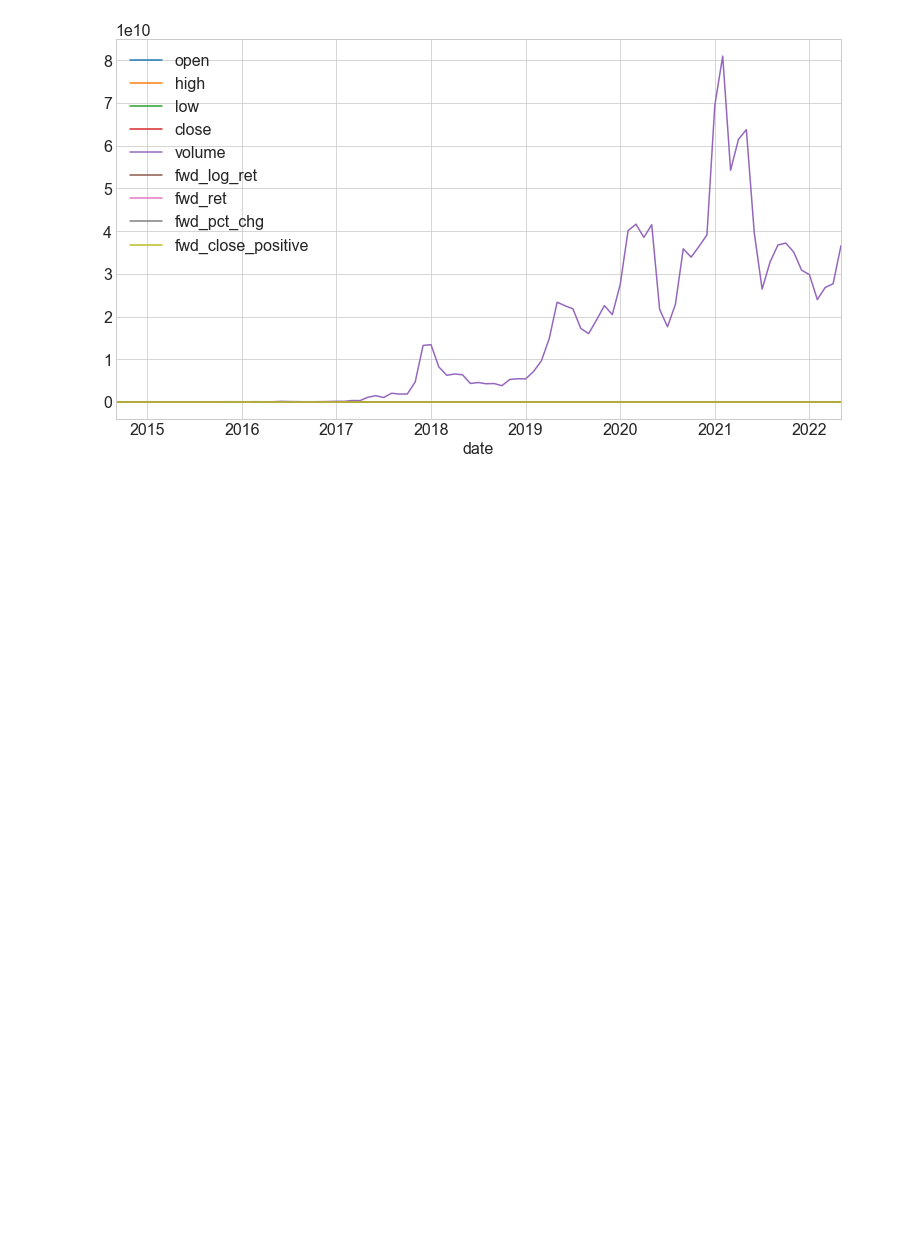
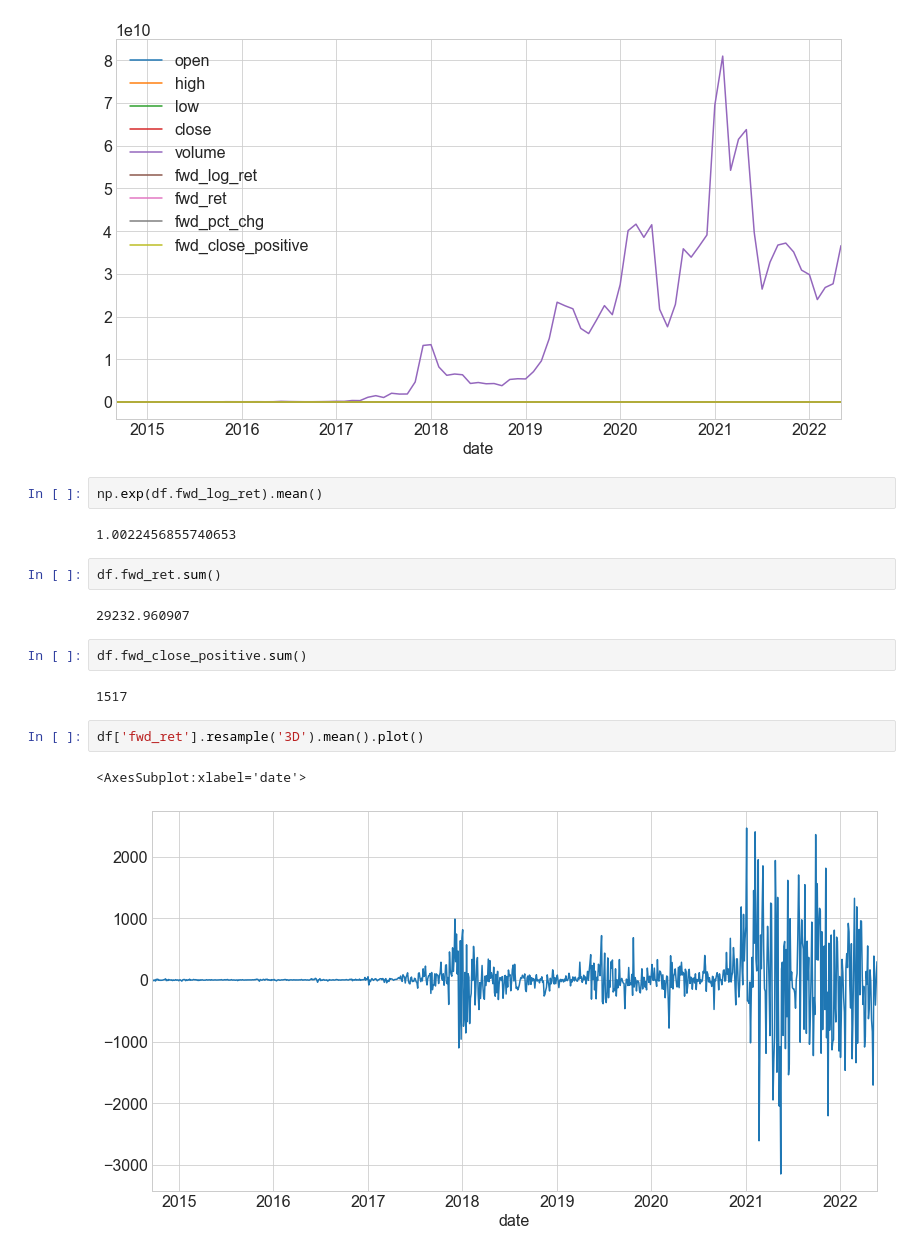
Before and after one commit to FinancialForecasters/financial_forecaster, a Jupyter notebook: aj_notebook.ipynb, the cells around one changed output. Saved outputs shown, nothing was run; the diff lists cells and outputs as text; blank space fills up the shorter version.

```diff
--- a/aj_notebook.ipynb
+++ b/aj_notebook.ipynb
@@ -95,3 +126,20 @@ df.resample('M').mean().plot()
 # %% [output]
 <AxesSubplot:xlabel='date'>
 [figure]
+# %%
+np.exp(df.fwd_log_ret).mean()
+# %% [output]
+1.0022456855740653
+# %%
+df.fwd_ret.sum()
+# %% [output]
+29232.960907
+# %%
+df.fwd_close_positive.sum()
+# %% [output]
+1517
+# %%
+df['fwd_ret'].resample('3D').mean().plot()
+# %% [output]
+<AxesSubplot:xlabel='date'>
+[figure, added]
```
Also changed, not shown: parts of 15 cells of this notebook.
